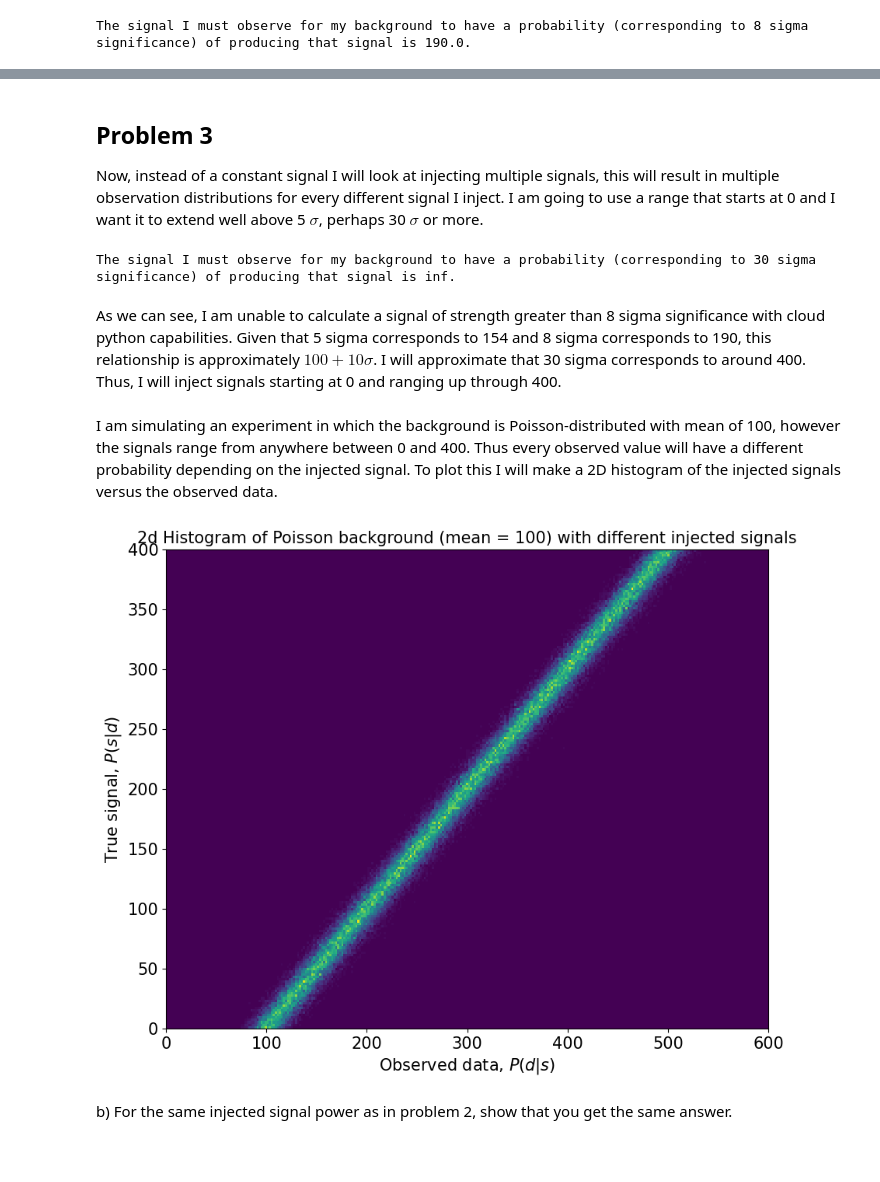
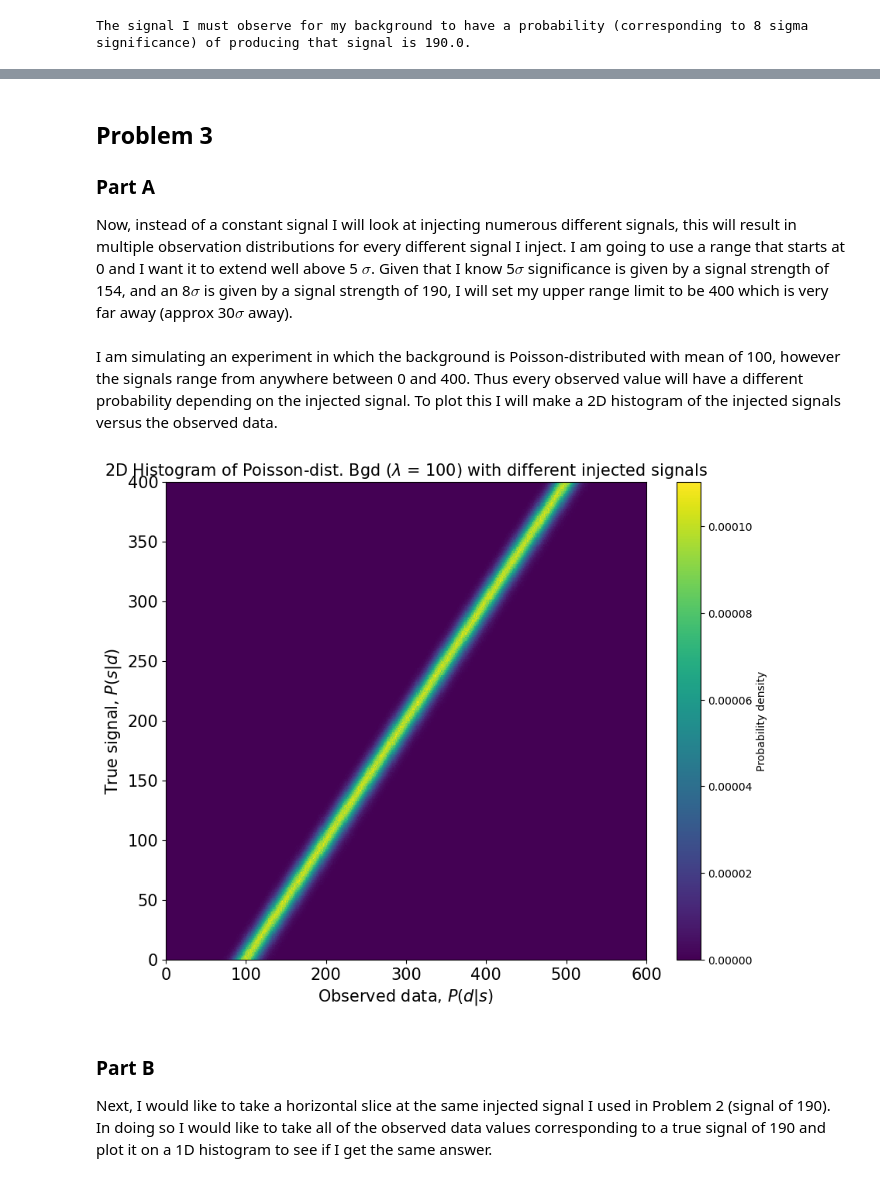
Before and after one commit to jenniv27/phys434, a Jupyter notebook: Labs/Lab6.ipynb, the cells around one changed output, grey strips where cells are left out. Drawn from its saved outputs; the diff is of its cells as text; code cells hidden in the pictures; blank space fills up the shorter version.

```diff
--- a/Labs/Lab6.ipynb
+++ b/Labs/Lab6.ipynb
@@ -112,43 +127,42 @@ My observed signals are all stronger than the true injected signal of 190. In th
 # %% [markdown]
 ## Problem 3
-Now, instead of a constant signal I will look at injecting multiple signals, this will result in multiple observation distributions for every different signal I inject. I am going to use a range that starts at 0 and I want it to extend well above 5 $\sigma$, perhaps 30 $\sigma$ or more.
+### Part A
+Now, instead of a constant signal I will look at injecting numerous different signals, this will result in multiple observation distributions for every different signal I inject. I am going to use a range that starts at 0 and I want it to extend well above 5 $\sigma$. Given that I know 5$\sigma$ significance is given by a signal strength of 154, and an 8$\sigma$ is given by a signal strength of 190, I will set my upper range limit to be 400 which is very far away (approx 30$\sigma$ away).
-# %%
-# determine what is a signal of strength 8 sigma is
-sigma_c = 30
-prob_c = stats.norm.cdf(sigma_c)
-
-signal_c = stats.poisson.ppf(prob_c, bkgd_mean)
-print(f'The signal I must observe for my background to have a probability (corresponding to {sigma_c} sigma significance) of producing that signal is {signal_c}.')
-# %% [output]
-The signal I must observe for my background to have a probability (corresponding to 30 sigma significance) of producing that signal is inf.
-# %% [markdown]
-As we can see, I am unable to calculate a signal of strength greater than 8 sigma significance with cloud python capabilities. Given that 5 sigma corresponds to 154 and 8 sigma corresponds to 190, this relationship is approximately $100 + 10 \sigma$. I will approximate that 30 sigma corresponds to around 400. Thus, I will inject signals starting at 0 and ranging up through 400.
 # %%
-signals = np.random.uniform(0, 400, 100000)
+# define background data and inj_signal as an array
+num_draws = 10000000 #10 million draws
+inj_signal = []
+for i in range (0, size):
+    inj_signal.append(signal_b)
+
+signals = np.random.uniform(0, 400, num_draws)
+bkgd = stats.poisson.rvs(bkgd_mean, size=num_draws)
 # %% [markdown]
 I am simulating an experiment in which the background is Poisson-distributed with mean of 100, however the signals range from anywhere between 0 and 400. Thus every observed value will have a different probability depending on the injected signal. To plot this I will make a 2D histogram of the injected signals versus the observed data.
 # %%
 # Add signal to background
 data2 = bkgd + signals
 
 # Make histogram
 # observed signals (data) - x axis edges
-dataedges = np.linspace(0,600,300)
+dataedges = np.linspace(0,600,601) # data bins are width 1
 # true signals - y axis edges
-signaledges = np.linspace(0,400,200)
+signaledges = np.linspace(0,400,401) # signal bins are width 1
 
 Psd, temp, temp2 = np.histogram2d(data2, signals, bins=(dataedges, signaledges), density=True)
 
 datacenters = (dataedges[:-1] + dataedges[1:]) / 2
 signalcenters = (signaledges[:-1] + signaledges[1:]) / 2
 
 plt.pcolormesh(datacenters, signalcenters, Psd.T, shading = 'auto')
-plt.title(f'2d Histogram of Poisson background (mean = 100) with different injected signals', fontsize=15)
-plt.tick_params(labelsize=15)
+plt.colorbar(label = 'Probability density')
+plt.title(f'2D Histogram of Poisson-dist. Bgd ($\lambda$ = 100) with different injected signals', fontsize=15)
 plt.ylabel('True signal, $P(s|d)$', fontsize = 15)
 plt.xlabel('Observed data, $P(d|s)$', fontsize = 15)
+plt.tick_params(labelsize=15)
 plt.show()
 # %% [output]
-[figure, old version]
+[figure, new version]
 # %% [markdown]
-b) For the same injected signal power as in problem 2, show that you get the same answer.
+### Part B
+Next, I would like to take a horizontal slice at the same injected signal I used in Problem 2 (signal of 190). In doing so I would like to take all of the observed data values corresponding to a true signal of 190 and plot it on a 1D histogram to see if I get the same answer.
```
Also changed, not shown: parts of 22 cells of this notebook.
